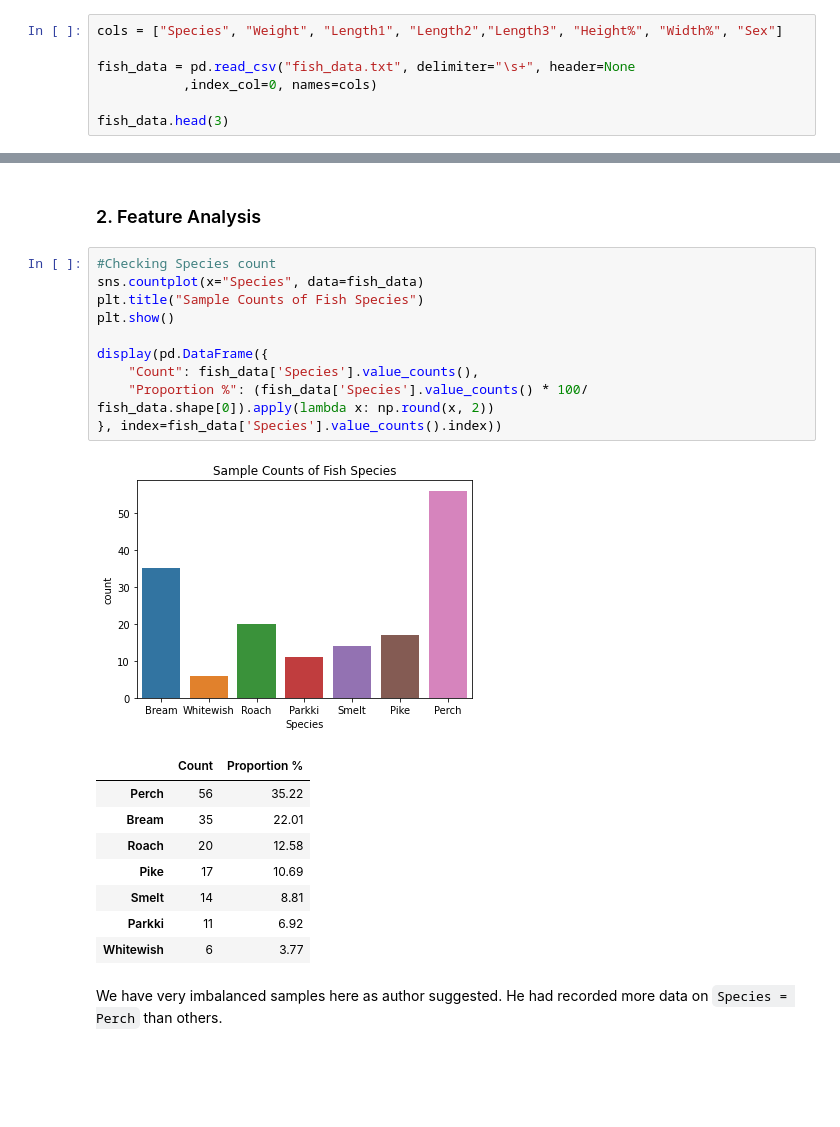
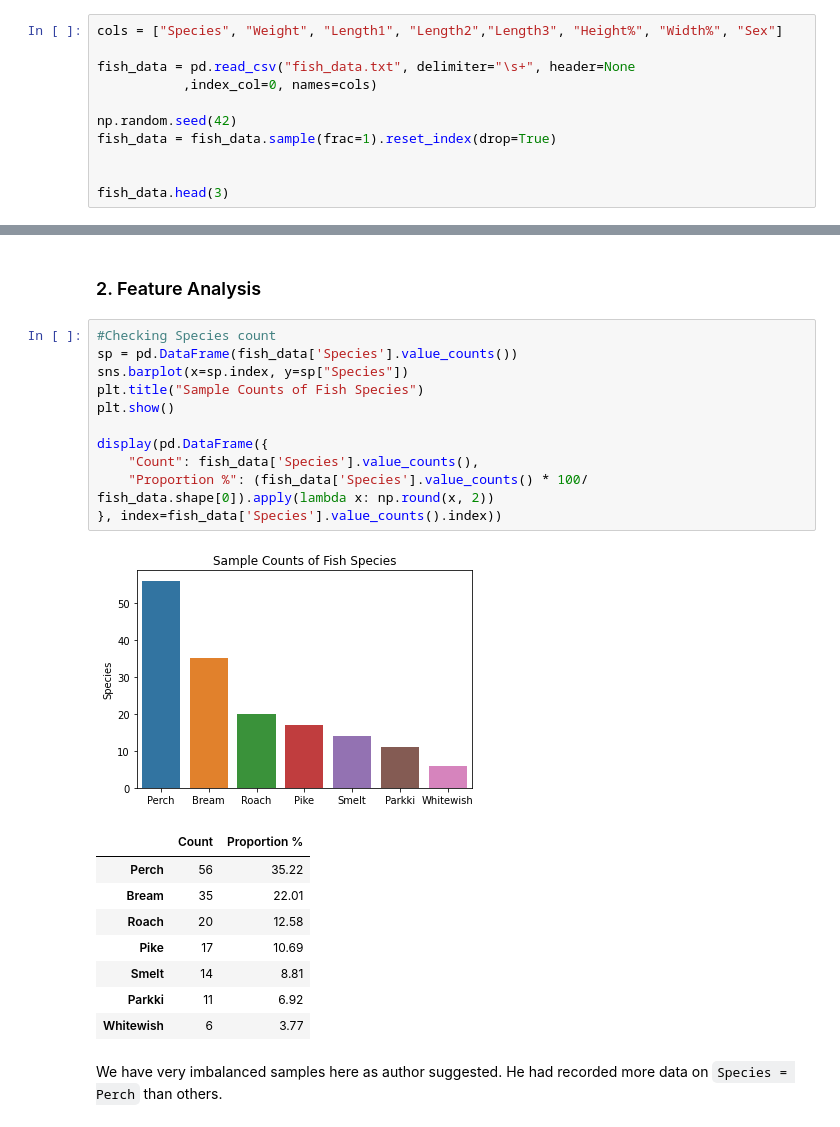
Before and after one commit to mrutyunjay17/Hands-On-Machine-Learning, a Jupyter notebook: practice_dummy_datasets/MLR_Fish_Market/analysis.ipynb, the cells around one changed output, grey strips where cells are left out. Drawn from its saved outputs; the diff is of its cells as text; blank space fills up the shorter version.

```diff
--- a/practice_dummy_datasets/MLR_Fish_Market/analysis.ipynb
+++ b/practice_dummy_datasets/MLR_Fish_Market/analysis.ipynb
@@ -28,6 +29,10 @@ cols = ["Species", "Weight", "Length1", "Length2","Length3", "Height%", "Width%"
 fish_data = pd.read_csv("fish_data.txt", delimiter="\s+", header=None
            ,index_col=0, names=cols)
 
+np.random.seed(42)
+fish_data = fish_data.sample(frac=1).reset_index(drop=True)
+
+
 fish_data.head(3)
 # %% [output]
 |  | Species | Weight | Length1 | Length2 | Length3 | Height% | Width% | Sex |
@@ -72,16 +77,17 @@ fish_data.drop(columns="Sex", inplace=True)
 ### 2. Feature Analysis
 # %%
 #Checking Species count
-sns.countplot(x="Species", data=fish_data)
+sp = pd.DataFrame(fish_data['Species'].value_counts())
+sns.barplot(x=sp.index, y=sp["Species"])
 plt.title("Sample Counts of Fish Species")
 plt.show()
 
 display(pd.DataFrame({
     "Count": fish_data['Species'].value_counts(),
     "Proportion %": (fish_data['Species'].value_counts() * 100/ fish_data.shape[0]).apply(lambda x: np.round(x, 2))
 }, index=fish_data['Species'].value_counts().index))
 # %% [output]
-[figure, old version]
+[figure, new version]
 |  | Count | Proportion % |
 | Perch | 56 | 35.22 |
 | Bream | 35 | 22.01 |
```
Also changed, not shown: parts of 50 cells of this notebook.
